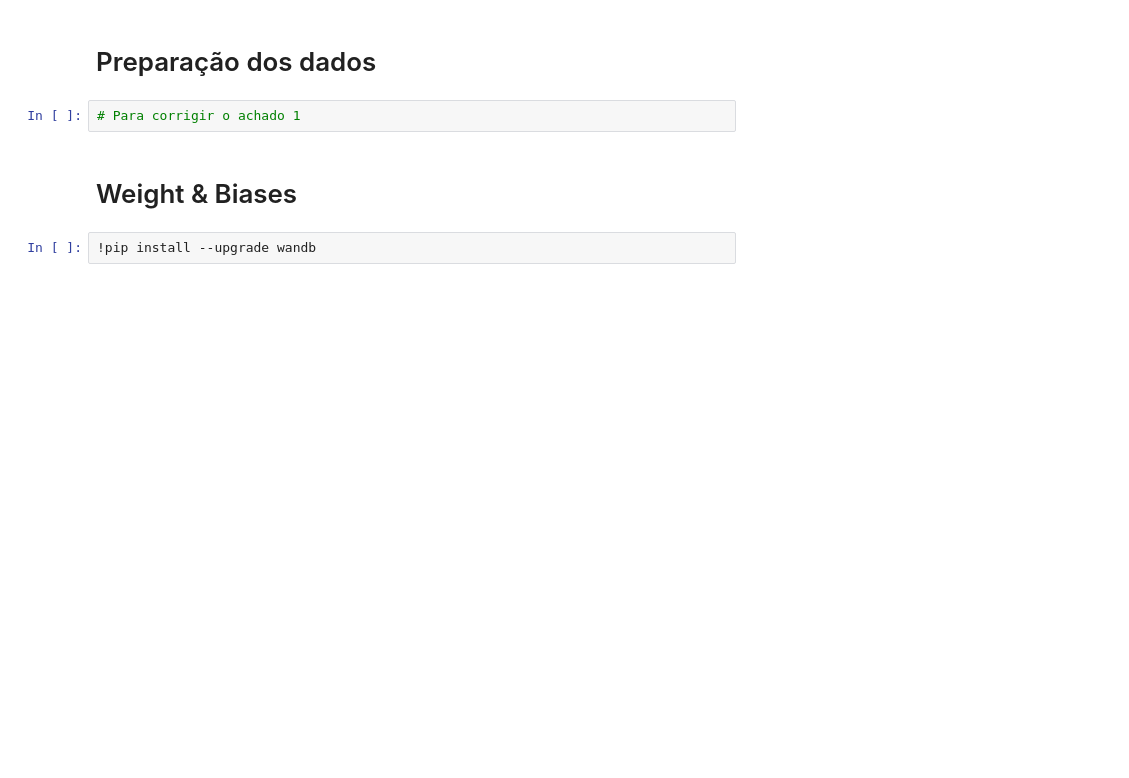
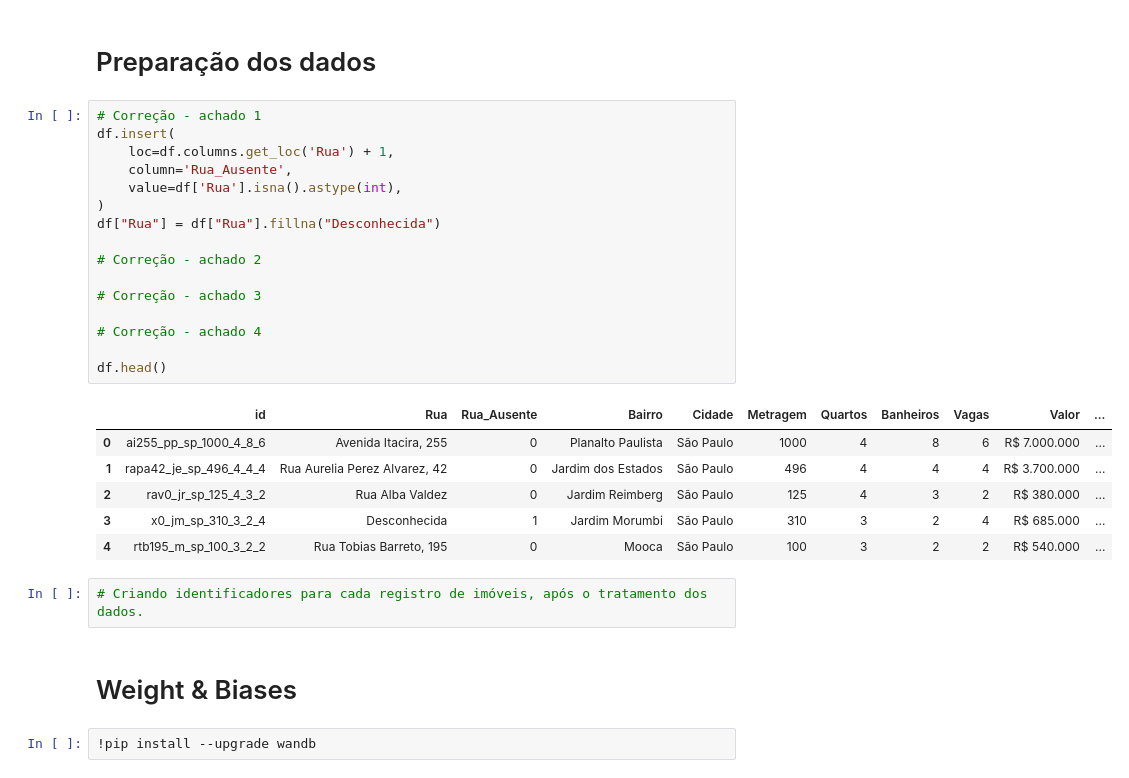
Before and after one commit to brpaulobrandao/Estudo-sobre-imoveis-da-grande-Sao-Paulo, a Jupyter notebook: notebooks/analise_exploratoria.ipynb, the cells around one changed output. Saved outputs shown, nothing was run; the diff lists cells and outputs as text; blank space fills up the shorter version.

Commit message:
refact: atualiza analise_exploratoria.ipynb, adicionando explicação aos achados e sua solução

```diff
--- a/notebooks/analise_exploratoria.ipynb
+++ b/notebooks/analise_exploratoria.ipynb
@@ -435,7 +441,30 @@ proprietário.
 # %% [markdown]
 # Preparação dos dados
 # %%
-# Para corrigir o achado 1
+# Correção - achado 1
+df.insert(
+    loc=df.columns.get_loc('Rua') + 1,
+    column='Rua_Ausente',
+    value=df['Rua'].isna().astype(int),
+)
+df["Rua"] = df["Rua"].fillna("Desconhecida")
+
+# Correção - achado 2
+
+# Correção - achado 3
+
+# Correção - achado 4
+
+df.head()
+# %% [output]
+|  | id | Rua | Rua_Ausente | Bairro | Cidade | Metragem | Quartos | Banheiros | Vagas | Valor | ... |
+| 0 | ai255_pp_sp_1000_4_8_6 | Avenida Itacira, 255 | 0 | Planalto Paulista | São Paulo | 1000 | 4 | 8 | 6 | R$ 7.000.000 | ... |
+| 1 | rapa42_je_sp_496_4_4_4 | Rua Aurelia Perez Alvarez, 42 | 0 | Jardim dos Estados | São Paulo | 496 | 4 | 4 | 4 | R$ 3.700.000 | ... |
+| 2 | rav0_jr_sp_125_4_3_2 | Rua Alba Valdez | 0 | Jardim Reimberg | São Paulo | 125 | 4 | 3 | 2 | R$ 380.000 | ... |
+| 3 | x0_jm_sp_310_3_2_4 | Desconhecida | 1 | Jardim Morumbi | São Paulo | 310 | 3 | 2 | 4 | R$ 685.000 | ... |
+| 4 | rtb195_m_sp_100_3_2_2 | Rua Tobias Barreto, 195 | 0 | Mooca | São Paulo | 100 | 3 | 2 | 2 | R$ 540.000 | ... |
+# %%
+# Criando identificadores para cada registro de imóveis, após o tratamento dos dados.
 # %% [markdown]
 # Weight & Biases
 # %%
```
Also changed, not shown: parts of 4 cells of this notebook.
